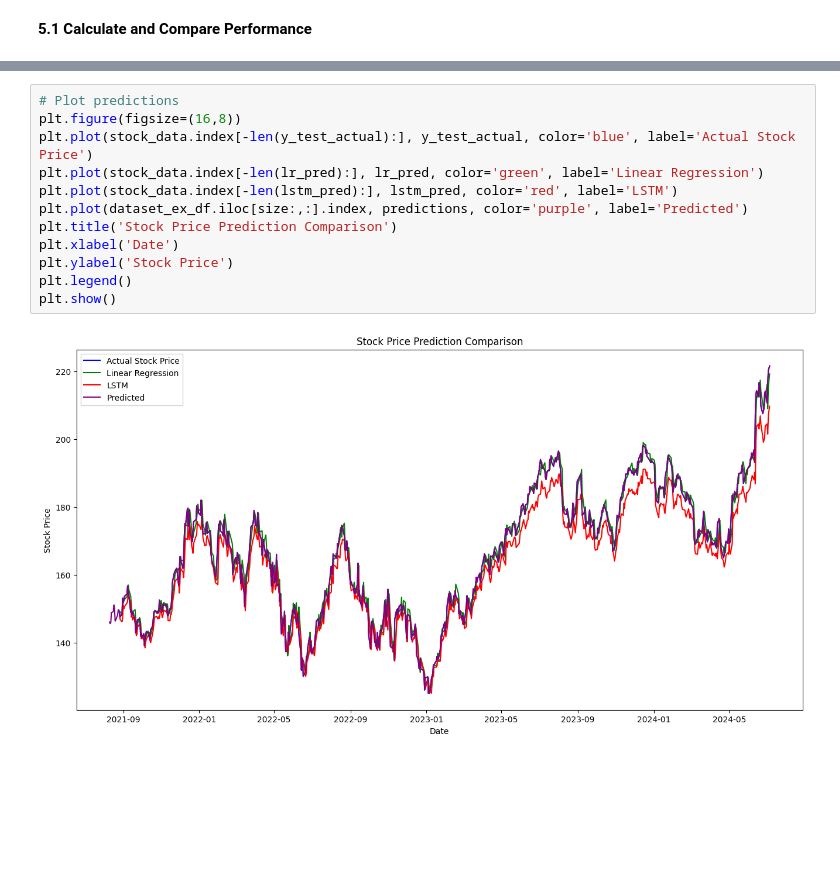
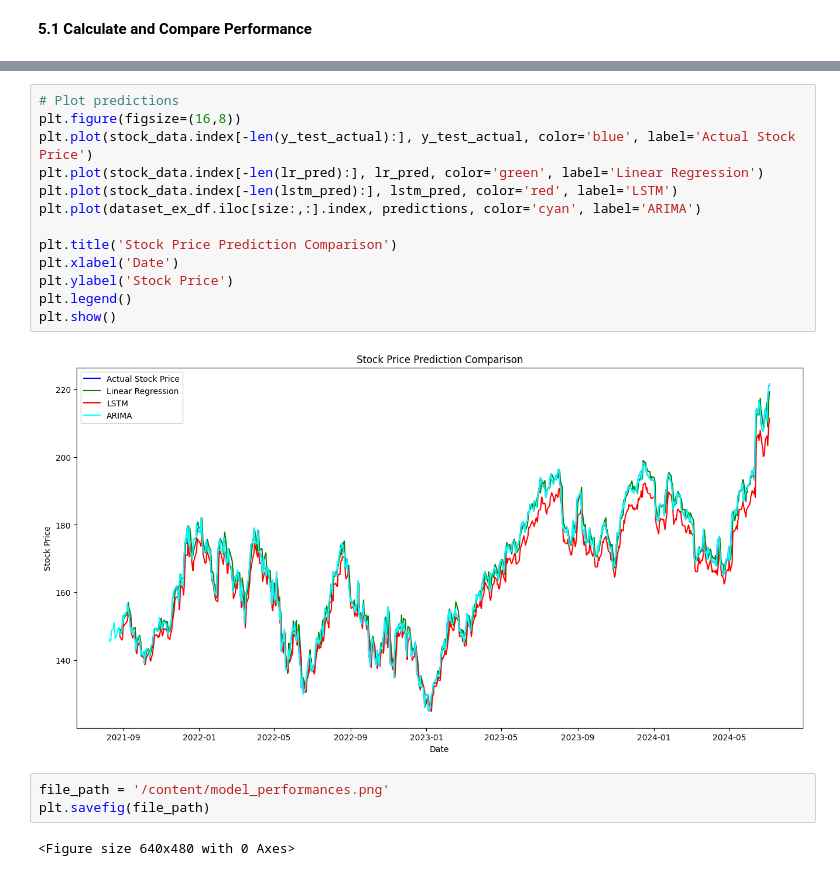
Before and after one commit to sanskruti0ise/stock_price_predict, a Jupyter notebook: StockPricePrediction.ipynb, the cells around one changed output, grey strips where cells are left out. Drawn from its saved outputs; the diff is of its cells as text; blank space fills up the shorter version.

```diff
--- a/StockPricePrediction.ipynb
+++ b/StockPricePrediction.ipynb
@@ -291,14 +270,20 @@ ARIMA MAE: 2.0935204701880887
 # %%
 # Plot predictions
 plt.figure(figsize=(16,8))
 plt.plot(stock_data.index[-len(y_test_actual):], y_test_actual, color='blue', label='Actual Stock Price')
 plt.plot(stock_data.index[-len(lr_pred):], lr_pred, color='green', label='Linear Regression')
 plt.plot(stock_data.index[-len(lstm_pred):], lstm_pred, color='red', label='LSTM')
-plt.plot(dataset_ex_df.iloc[size:,:].index, predictions, color='purple', label='Predicted')
+plt.plot(dataset_ex_df.iloc[size:,:].index, predictions, color='cyan', label='ARIMA')
+
 plt.title('Stock Price Prediction Comparison')
 plt.xlabel('Date')
 plt.ylabel('Stock Price')
 plt.legend()
 plt.show()
 # %% [output]
-[figure, old version]
+[figure, new version]
+# %%
+file_path = '/content/model_performances.png'
+plt.savefig(file_path)
+# %% [output]
+<Figure size 640x480 with 0 Axes>
```
Also changed, not shown: parts of 13 cells of this notebook.
